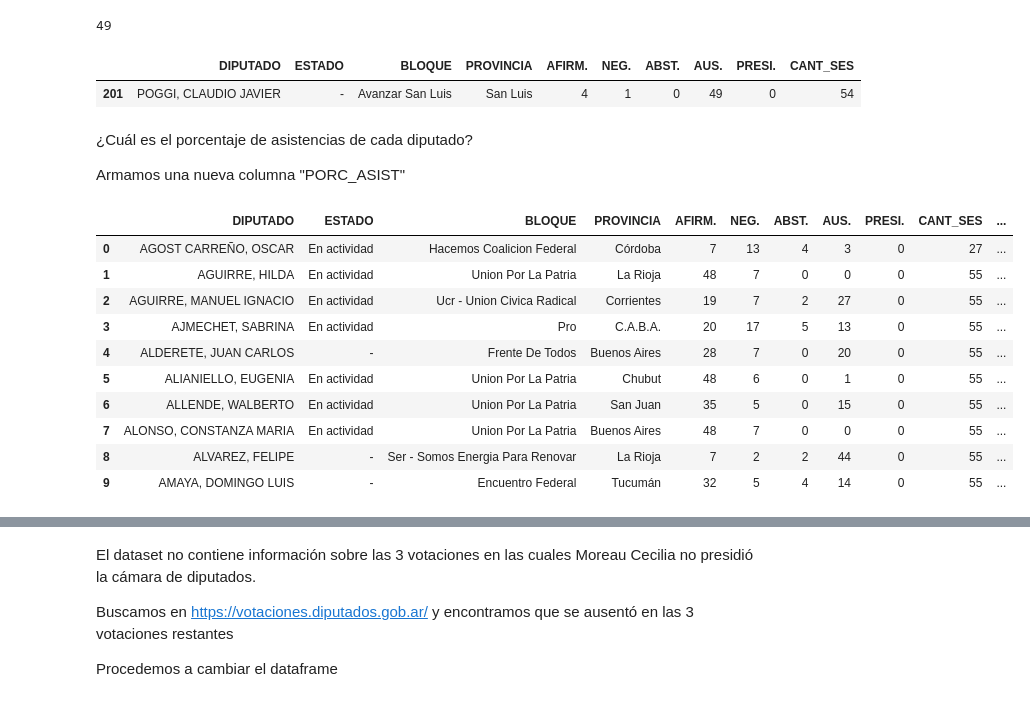
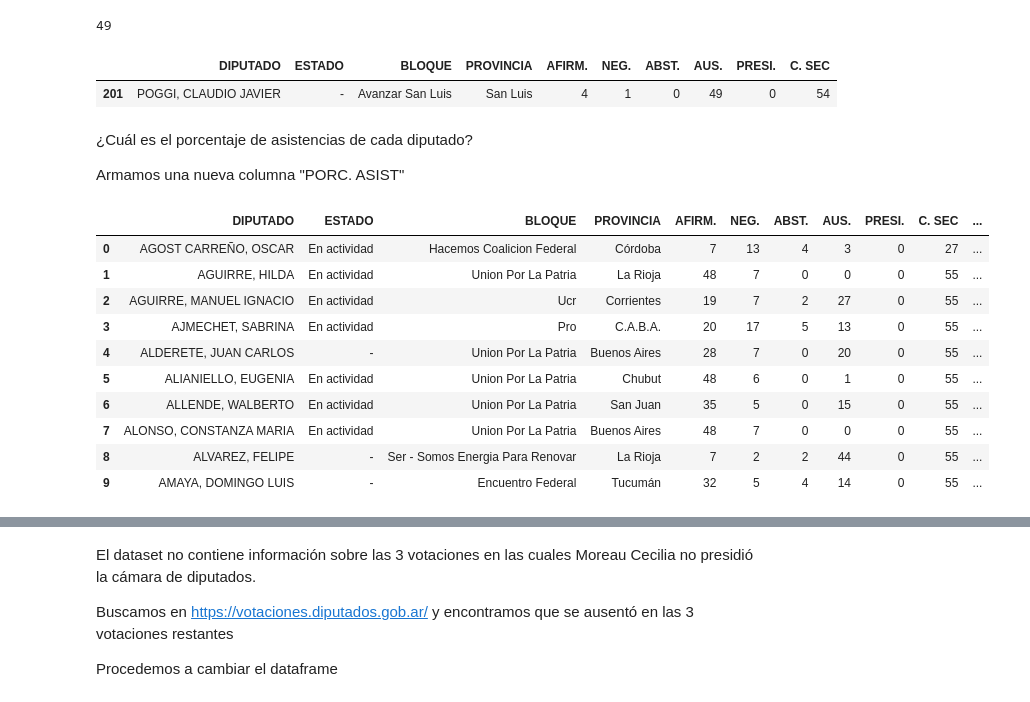
Before and after one commit to Kuryat/Diputados, a Jupyter notebook: DIPUTADOS.ipynb, the cells around one changed output, grey strips where cells are left out. Drawn from its saved outputs; the diff is of its cells as text; code cells hidden in the pictures.

```diff
--- a/DIPUTADOS.ipynb
+++ b/DIPUTADOS.ipynb
@@ -7,5 +7,5 @@ Leemos el dataframe sacado de https://votaciones.diputados.gob.ar/estadisticas/h
 # %%
-df = pd.read_csv("/content/Estadística - 2023.csv")
+df = pd.read_csv("Estadística - 2023.csv")
 df
 # %% [output]
 |  | DIPUTADO | ESTADO | BLOQUE | PROVINCIA | AFIRM. | NEG. | ABST. | AUS. | PRESI. |
@@ -48,3 +43,9 @@ Replace_and_convert(df, cols)
+# %%
+df["AFIRM."] = df["AFIRM."].str.replace("-", "0").astype(int)
+df["NEG."] = df["NEG."].str.replace("-", "0").astype(int)
+df["ABST."] = df["ABST."].str.replace("-", "0").astype(int)
+df["AUS."] = df["AUS."].str.replace("-", "0").astype(int)
+df["PRESI."] = df["PRESI."].str.replace("-", "0").astype(int)
 # %%
 df.dtypes
 # %% [output]
@@ -76,0 +85,3 @@ df.head(10)
+# %%
+df["BLOQUE"] = df["BLOQUE"].str.replace("Ucr - Union Civica Radical", "Ucr").str.replace("Frente De Todos", "Union Por La Patria").str.replace("Avanza Libertad" , "La Libertad Avanza")
+df["BLOQUE"].value_counts()
@@ -79,4 +108,4 @@ Armamos una nueva columna "CANT_SES" para saber la Cantidad de Sesiones a las qu
 # %%
-df["CANT_SES"] = df["AFIRM."]	+ df["NEG."]	+ df ["ABST."]	+ df["AUS."]
-df["CANT_SES"].value_counts()
+df["C. SEC"] = df["AFIRM."]	+ df["NEG."]	+ df ["ABST."]	+ df["AUS."]
+df["C. SEC"].value_counts()
 # %% [output]
@@ -111,22 +140,22 @@ df["AUS."].max()
 ausencias = df[df["AUS."] == df["AUS."].max()]
 ausencias
 # %% [output]
-|  | DIPUTADO | ESTADO | BLOQUE | PROVINCIA | AFIRM. | NEG. | ABST. | AUS. | PRESI. | CANT_SES |
+|  | DIPUTADO | ESTADO | BLOQUE | PROVINCIA | AFIRM. | NEG. | ABST. | AUS. | PRESI. | C. SEC |
 | 201 | POGGI, CLAUDIO JAVIER | - | Avanzar San Luis | San Luis | 4 | 1 | 0 | 49 | 0 | 54 |
 # %% [markdown]
 ¿Cuál es el porcentaje de asistencias de cada diputado?
 
-Armamos una nueva columna "PORC_ASIST"
+Armamos una nueva columna "PORC. ASIST"
 # %%
-df["PORC_ASIST"] = (((df["AFIRM."]	+ df["NEG."]	+ df ["ABST."]) / df["CANT_SES"]) *100).round()
+df["PORC. ASIST"] = (((df["AFIRM."]	+ df["NEG."]	+ df ["ABST."]) / df["C. SEC"]) *100).round()
 df.head(10)
 # %% [output]
-|  | DIPUTADO | ESTADO | BLOQUE | PROVINCIA | AFIRM. | NEG. | ABST. | AUS. | PRESI. | CANT_SES | ... |
+|  | DIPUTADO | ESTADO | BLOQUE | PROVINCIA | AFIRM. | NEG. | ABST. | AUS. | PRESI. | C. SEC | ... |
 | 0 | AGOST CARREÑO, OSCAR | En actividad | Hacemos Coalicion Federal | Córdoba | 7 | 13 | 4 | 3 | 0 | 27 | ... |
 | 1 | AGUIRRE, HILDA | En actividad | Union Por La Patria | La Rioja | 48 | 7 | 0 | 0 | 0 | 55 | ... |
-| 2 | AGUIRRE, MANUEL IGNACIO | En actividad | Ucr - Union Civica Radical | Corrientes | 19 | 7 | 2 | 27 | 0 | 55 | ... |
+| 2 | AGUIRRE, MANUEL IGNACIO | En actividad | Ucr | Corrientes | 19 | 7 | 2 | 27 | 0 | 55 | ... |
 | 3 | AJMECHET, SABRINA | En actividad | Pro | C.A.B.A. | 20 | 17 | 5 | 13 | 0 | 55 | ... |
-| 4 | ALDERETE, JUAN CARLOS | - | Frente De Todos | Buenos Aires | 28 | 7 | 0 | 20 | 0 | 55 | ... |
+| 4 | ALDERETE, JUAN CARLOS | - | Union Por La Patria | Buenos Aires | 28 | 7 | 0 | 20 | 0 | 55 | ... |
 | 5 | ALIANIELLO, EUGENIA | En actividad | Union Por La Patria | Chubut | 48 | 6 | 0 | 1 | 0 | 55 | ... |
 | 6 | ALLENDE, WALBERTO | En actividad | Union Por La Patria | San Juan | 35 | 5 | 0 | 15 | 0 | 55 | ... |
 | 7 | ALONSO, CONSTANZA MARIA | En actividad | Union Por La Patria | Buenos Aires | 48 | 7 | 0 | 0 | 0 | 55 | ... |
```
Also changed, not shown: parts of 31 cells of this notebook.
